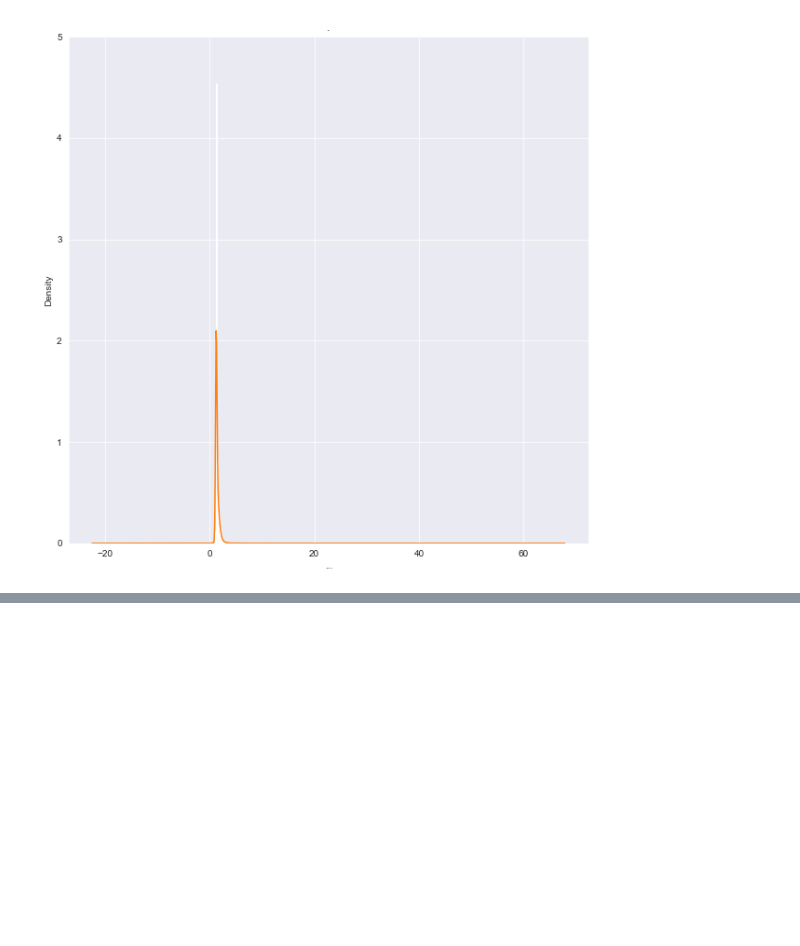
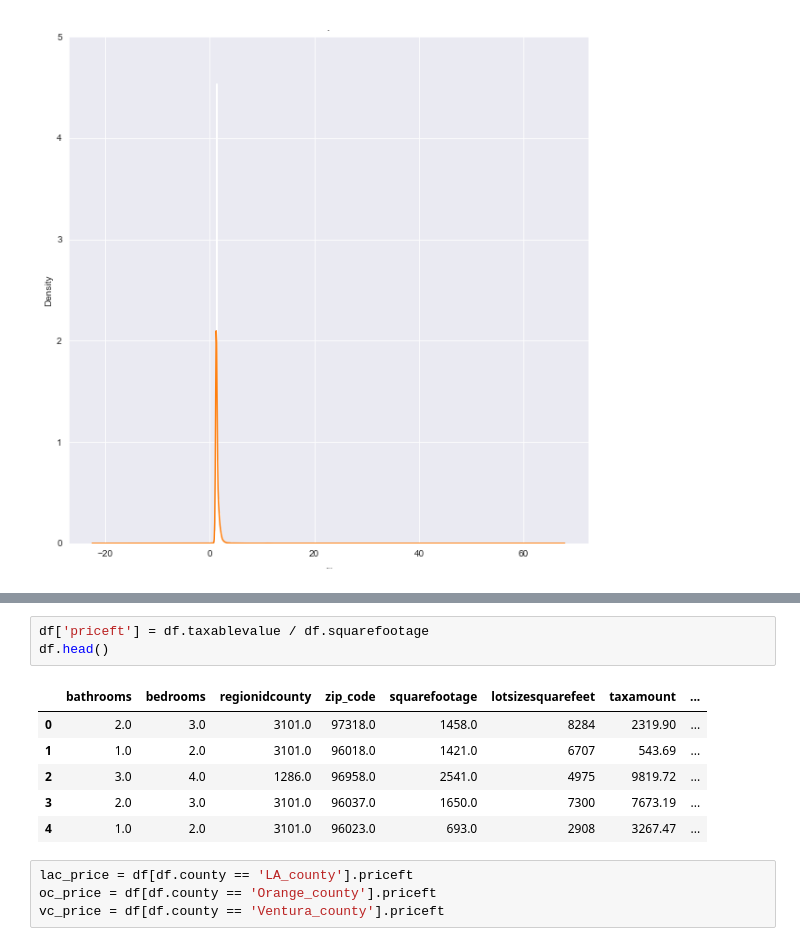
Before and after one commit to Gomez-and-Mainali/Zillow_Project, a Jupyter notebook: tax_rate_distribution.ipynb, the cells around one changed output, grey strips where cells are left out. Saved outputs shown, nothing was run; the diff lists cells and outputs as text; blank space fills up the shorter version.

```diff
--- a/tax_rate_distribution.ipynb
+++ b/tax_rate_distribution.ipynb
@@ -213,0 +223,14 @@ plt.show()
+# %%
+df['priceft'] = df.taxablevalue / df.squarefootage
+df.head()
+# %% [output]
+|  | bathrooms | bedrooms | regionidcounty | zip_code | squarefootage | lotsizesquarefeet | taxamount | ... |
+| 0 | 2.0 | 3.0 | 3101.0 | 97318.0 | 1458.0 | 8284 | 2319.90 | ... |
+| 1 | 1.0 | 2.0 | 3101.0 | 96018.0 | 1421.0 | 6707 | 543.69 | ... |
+| 2 | 3.0 | 4.0 | 1286.0 | 96958.0 | 2541.0 | 4975 | 9819.72 | ... |
+| 3 | 2.0 | 3.0 | 3101.0 | 96037.0 | 1650.0 | 7300 | 7673.19 | ... |
+| 4 | 1.0 | 2.0 | 3101.0 | 96023.0 | 693.0 | 2908 | 3267.47 | ... |
+# %%
+lac_price = df[df.county == 'LA_county'].priceft
+oc_price = df[df.county == 'Orange_county'].priceft
+vc_price = df[df.county == 'Ventura_county'].priceft
```
Also changed, not shown: parts of 6 cells of this notebook.
